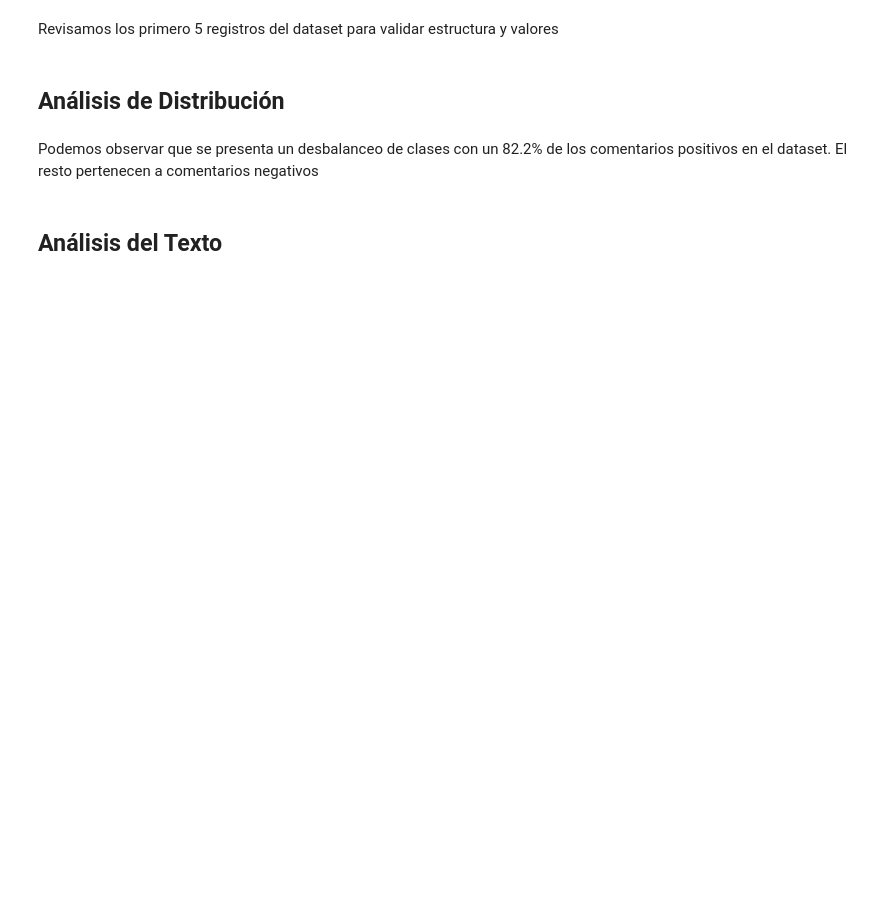
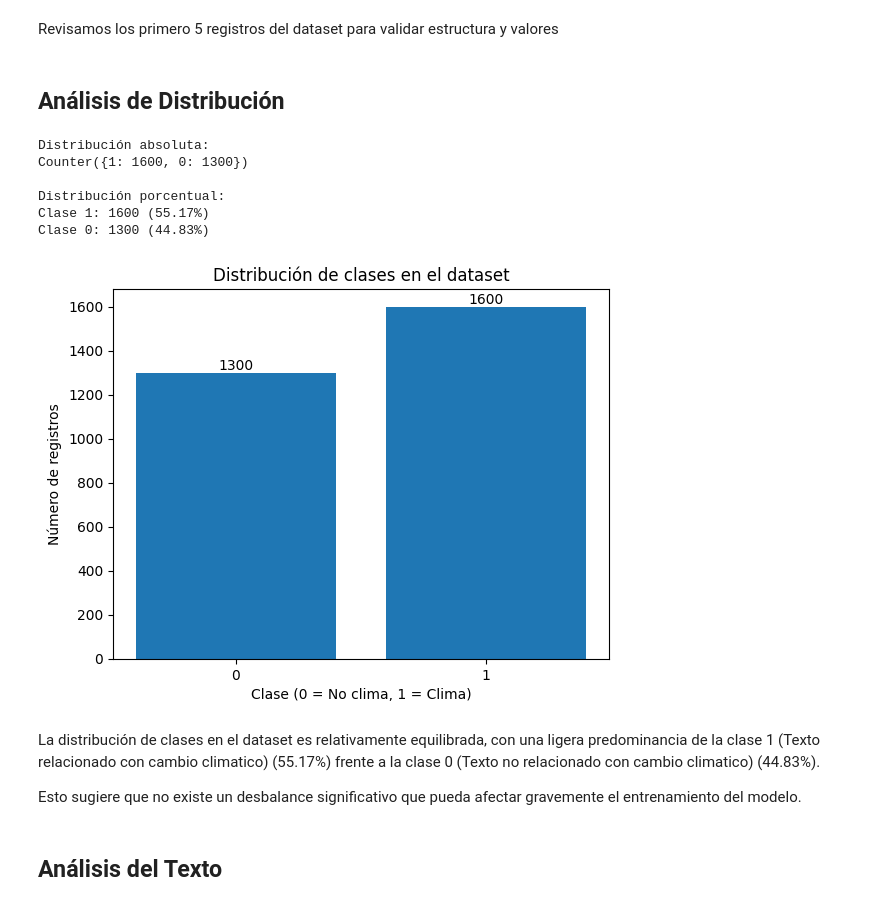
Before and after one commit to sebastianb92/nlp-labs, a Jupyter notebook: Session4/1-Text-classification-BERT.ipynb, the cells around one changed output. Saved outputs shown, nothing was run; the diff lists cells and outputs as text; code cells hidden in the pictures; blank space fills up the shorter version.

```diff
--- a/Session4/1-Text-classification-BERT.ipynb
+++ b/Session4/1-Text-classification-BERT.ipynb
@@ -86,33 +99,49 @@ Revisamos los primero 5 registros del dataset para validar estructura y valores
 # %%
 from collections import Counter
 import matplotlib.pyplot as plt
 
-# Extraer etiquetas
 labels = dataset["answer"]
 
 # Contar clases
 counter = Counter(labels)
 
 # Mostrar conteo
 print("Distribución absoluta:")
 print(counter)
 
 # Calcular proporciones
 total = sum(counter.values())
 print("\nDistribución porcentual:")
 for cls, freq in counter.items():
     print(f"Clase {cls}: {freq} ({freq/total:.2%})")
 
-# Graficar
+
 plt.figure()
-plt.bar(counter.keys(), counter.values())
+bars = plt.bar(counter.keys(), counter.values())
+
 plt.xticks(list(counter.keys()))
-plt.xlabel("Clase")
-plt.ylabel("Frecuencia")
-plt.title("Distribución de clases")
+plt.xlabel("Clase (0 = No clima, 1 = Clima)")
+plt.ylabel("Número de registros")
+plt.title("Distribución de clases en el dataset")
+
+for bar in bars:
+    height = bar.get_height()
+    plt.text(bar.get_x() + bar.get_width()/2, height,
+             f'{height}', ha='center', va='bottom')
+
 plt.show()
+# %% [output]
+Distribución absoluta:
+Counter({1: 1600, 0: 1300})
+
+Distribución porcentual:
+Clase 1: 1600 (55.17%)
+Clase 0: 1300 (44.83%)
+[figure, added]
-# %% [markdown]
-Podemos observar que se presenta un desbalanceo de clases con un 82.2% de los comentarios positivos en el dataset. El resto pertenecen a comentarios negativos
+# %% [markdown]
+La distribución de clases en el dataset es relativamente equilibrada, con una ligera predominancia de la clase 1 (Texto relacionado con cambio climatico) (55.17%) frente a la clase 0 (Texto no relacionado con cambio climatico) (44.83%).
+
+Esto sugiere que no existe un desbalance significativo que pueda afectar gravemente el entrenamiento del modelo.
 # %% [markdown]
 
 ## Análisis del Texto
```
Also changed, not shown: parts of 26 cells of this notebook.
